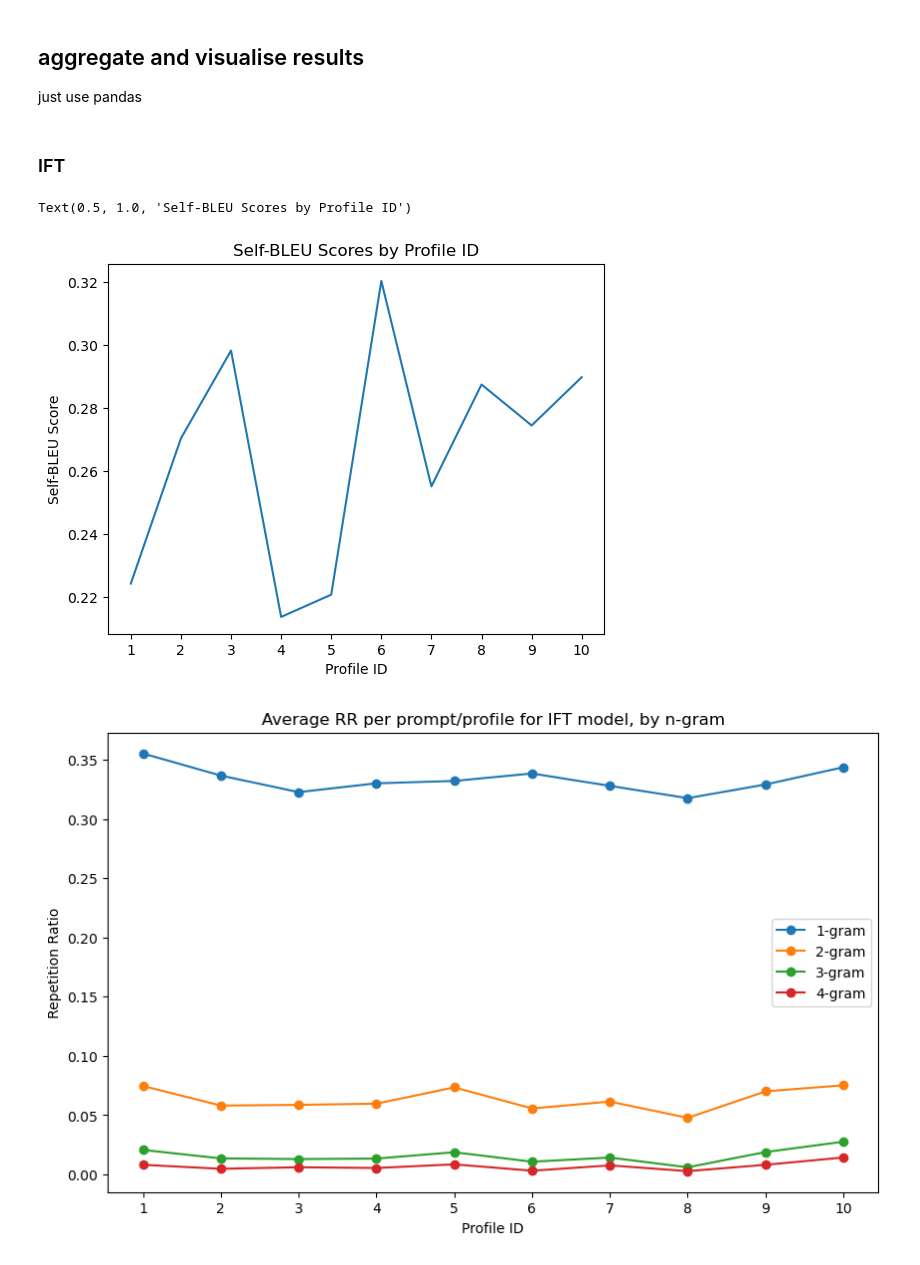
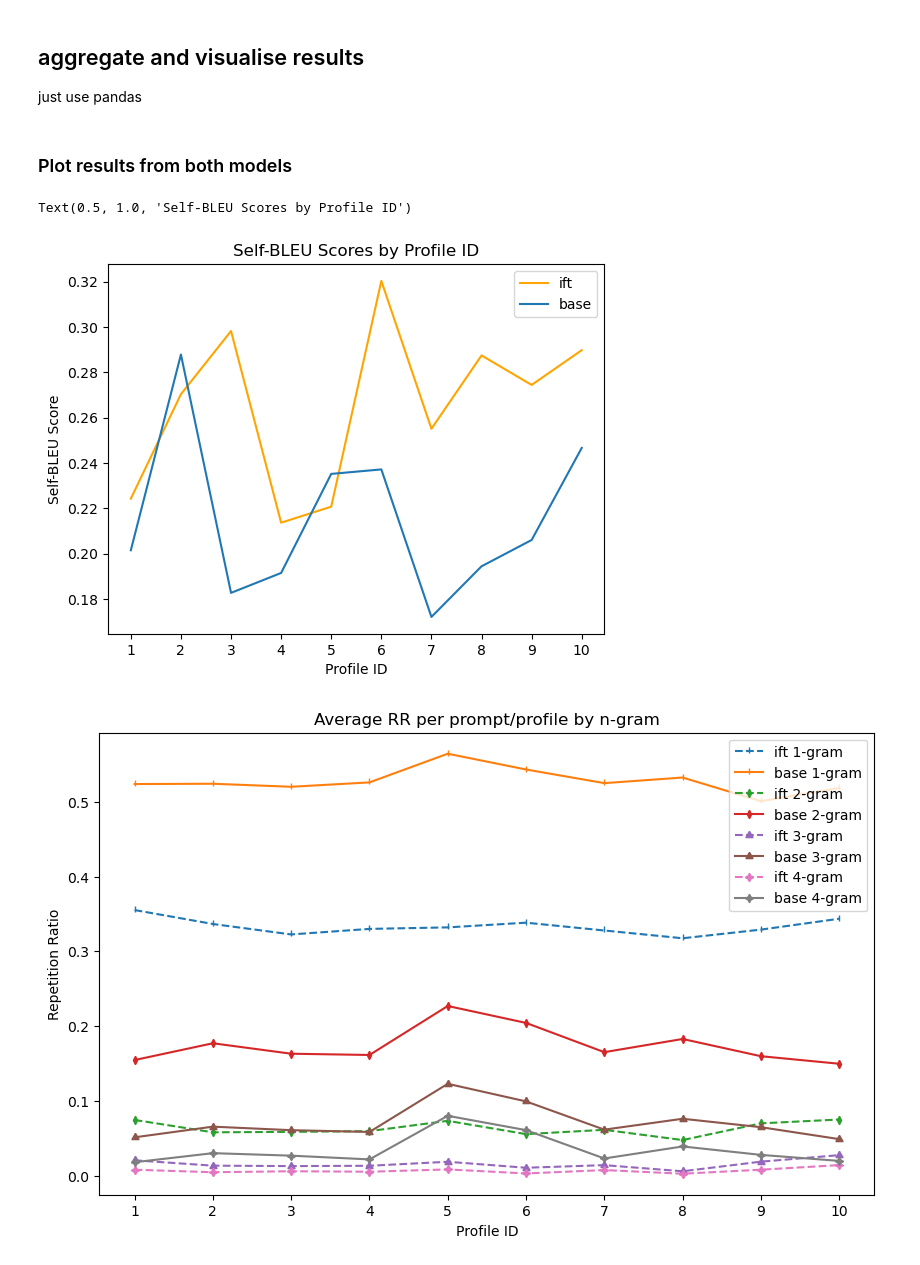
Before and after one commit to manthangadhia/occupational_bias_llms, a Jupyter notebook: notebooks/response_evaluation.ipynb, the cells around one changed output. Cells and saved outputs as stored; diff of their text form; code cells hidden in the pictures.

Commit message:
new results for self-bleu and rr, two models

```diff
--- a/notebooks/response_evaluation.ipynb
+++ b/notebooks/response_evaluation.ipynb
@@ -85,56 +85,71 @@ def self_bleu(responses: list[str]) -> float:
 
 just use pandas
 # %% [markdown]
-### IFT
+### Plot results from both models
 # %%
-output_data = read_jsonl(OUTPUT_FILE)
+output_data_ift = read_jsonl(OUTPUT_FILE)
+output_data_base = read_jsonl(OUTPUT_FILE_BASE)
+output_data = pd.concat([output_data_ift, output_data_base], axis=0)
 n_grams = [1, 2, 3, 4]
 
-# get responses for IFT model
+# get responses for each model
 ift_responses = output_data[output_data['model'] == 'ift']['response'].tolist()
+base_responses = output_data[output_data['model'] == 'base']['response'].tolist()
 
 # get responses per prompt/profile
-responses_by_id = {i: output_data[output_data['profile_id'] == i]['response'].tolist() for i in output_data['profile_id'].unique()}
+responses_by_id_ift = {i: output_data[(output_data['profile_id'] == i) &
+                                      (output_data['model'] == 'ift')]['response'].tolist()
+                                      for i in output_data['profile_id'].unique()}
+responses_by_id_base = {i: output_data[(output_data['profile_id'] == i) &
+                                       (output_data['model'] == 'base')]['response'].tolist()
+                                       for i in output_data['profile_id'].unique()}
+# compute self-bleu per profile
+self_bleu_ift = {i: self_bleu(responses) for i, responses in responses_by_id_ift.items()}
+self_bleu_base = {i: self_bleu(responses) for i, responses in responses_by_id_base.items()}
 
-# compute self-BLEU per profile
-self_bleu_score = {i: self_bleu(responses) for i, responses in responses_by_id.items()}
-
-# plot results for self-BLEU
+# plot results for self-bleu
 import matplotlib.pyplot as plt
 
-# todo: plot histogram of self-BLEU scores by profile on x-axis
-plt.plot(self_bleu_score.keys(), self_bleu_score.values())
+plt.plot(self_bleu_ift.keys(), self_bleu_ift.values(), color='orange', label='ift')
+plt.plot(self_bleu_base.keys(), self_bleu_base.values(), label='base')
 plt.xlabel('Profile ID')
 plt.ylabel('Self-BLEU Score')
-plt.title('Self-BLEU Scores by Profile ID for IFT Model')
+plt.legend()
+plt.title('Self-BLEU Scores by Profile ID')
 # %% [output]
 Text(0.5, 1.0, 'Self-BLEU Scores by Profile ID')
-[figure, old version]
+[figure, new version]
 # %%
 # plot results for repetition ratio
 import matplotlib.pyplot as plt
 import numpy as np
 
 # organise data by profile_id
 profile_ids = sorted(output_data['profile_id'].unique(), key=int)
-rr_by_profile = {n: [] for n in n_grams}
+rr_by_profile_ift = {n: [] for n in n_grams}
+rr_by_profile_base = {n: [] for n in n_grams}
 
 for profile_id in profile_ids:
-    profile_responses = output_data[(output_data['profile_id'] == profile_id) &
+    profile_responses_ift = output_data[(output_data['profile_id'] == profile_id) &
                                     (output_data['model'] == 'ift')]['response'].tolist()
+    profile_responses_base = output_data[(output_data['profile_id'] == profile_id) &
+                                     (output_data['model'] == 'base')]['response'].tolist()
     for n in n_grams:
-        avg_rr = np.mean([repetition_ratio(resp, n=n) for resp in profile_responses])
-        rr_by_profile[n].append(avg_rr)
+        avg_rr_ift = np.mean([repetition_ratio(resp, n=n) for resp in profile_responses_ift])
+        rr_by_profile_ift[n].append(avg_rr_ift)
+        avg_rr_base = np.mean([repetition_ratio(resp, n=n) for resp in profile_responses_base])
+        rr_by_profile_base[n].append(avg_rr_base)
 
 # Plot
 plt.figure(figsize=(10, 6))
 for n in [1, 2, 3, 4]:
-    plt.plot(profile_ids, rr_by_profile[n], marker='o', label=f'{n}-gram')
+    plt.plot(profile_ids, rr_by_profile_ift[n], marker=(n, 1, 0), linestyle='dashed', label=f'ift {n}-gram')
+    plt.plot(profile_ids, rr_by_profile_base[n], marker=(n, 1, 0), label=f'base {n}-gram')
 
 plt.xlabel('Profile ID')
 plt.ylabel('Repetition Ratio')
-plt.title('Average RR per prompt/profile for IFT model, by n-gram')
+plt.title('Average RR per prompt/profile by n-gram')
 plt.legend()
 plt.show()
 # %% [output]
-[figure, old version]
+[figure, new version]
```
Also changed, not shown: parts of 3 cells of this notebook.
